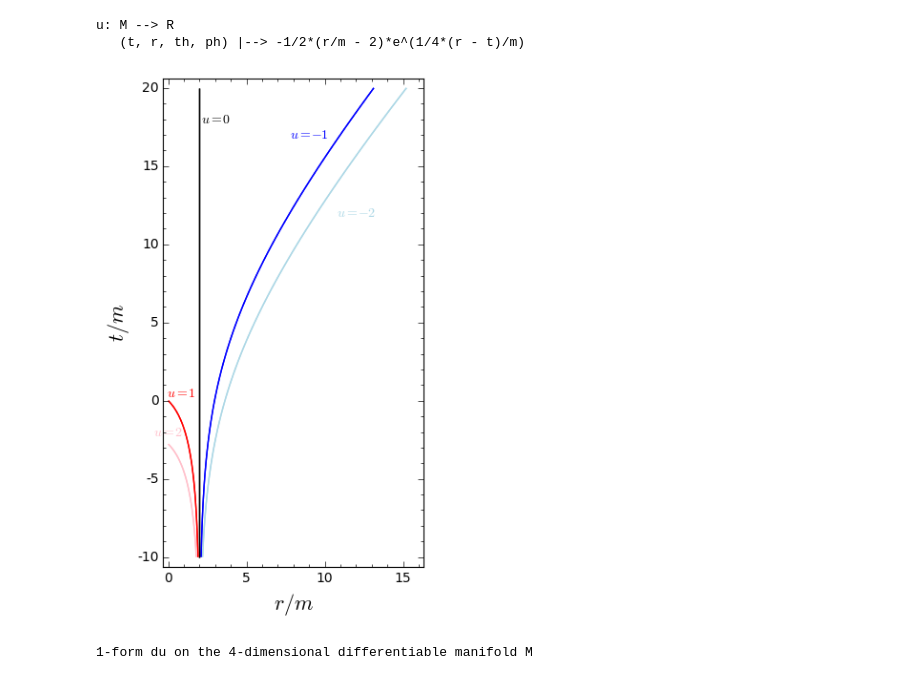
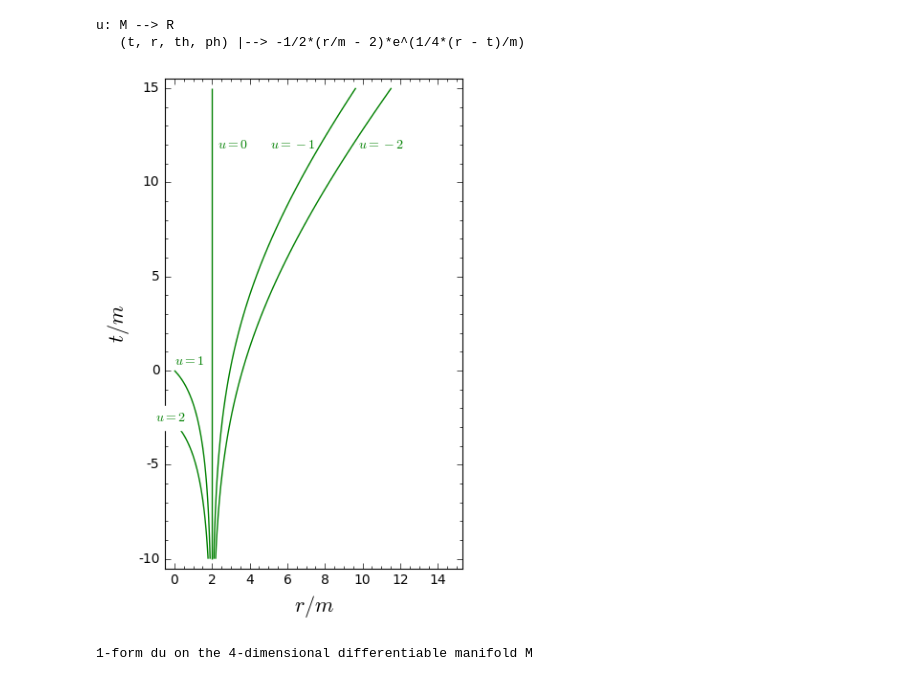
Before and after one commit to egourgoulhon/BHLectures, a Jupyter notebook: sage/Schwarzschild_horizon.ipynb, the cells around one changed output. Drawn from its saved outputs; the diff is of its cells as text; code cells hidden in the pictures.

Commit message:
Add a figure in Chap. 2

```diff
--- a/sage/Schwarzschild_horizon.ipynb
+++ b/sage/Schwarzschild_horizon.ipynb
@@ -89,17 +89,17 @@ u.display()
 u: M --> R
    (t, r, th, ph) |--> -1/2*(r/m - 2)*e^(1/4*(r - t)/m)
 # %%
-plm2 = implicit_plot(u.expr().subs(m=1)+2, (r, 0, 16), (t, -10, 20), color='lightblue') + \
-       text('$u=-2$', (12,12), color='lightblue')
-plm1 = implicit_plot(u.expr().subs(m=1)+1, (r, 0, 16), (t, -10, 20), color='blue') + \
-       text('$u=-1$', (9,17), color='blue')
-pl0 = implicit_plot(u.expr().subs(m=1), (r, 0, 16), (t, -10, 20), color='black') + \
-       text('$u=0$', (3, 18), color='black')
-pl1 = implicit_plot(u.expr().subs(m=1)-1, (r, 0, 16), (t, -10, 20), color='red')  + \
-       text('$u=1$', (0.8, 0.5), color='red')
-pl2 = implicit_plot(u.expr().subs(m=1)-2, (r, 0, 16), (t, -10, 20), color='pink')  + \
-       text('$u=2$', (0, -2), color='pink')
+plm2 = implicit_plot(u.expr().subs(m=1)+2, (r, 0, 15), (t, -10, 15), color='green') + \
+       text('$u=-2$', (11,12), color='green')
+plm1 = implicit_plot(u.expr().subs(m=1)+1, (r, 0, 15), (t, -10, 15), color='green') + \
+       text('$u=-1$', (6.3,12), color='green')
+pl0 = implicit_plot(u.expr().subs(m=1), (r, 0, 15), (t, -10, 15), color='green') + \
+       text('$u=0$', (3.1, 12), color='green')
+pl1 = implicit_plot(u.expr().subs(m=1)-1, (r, 0, 15), (t, -10, 15), color='green')  + \
+       text('$u=1$', (0.8, 0.5), color='green')
+pl2 = implicit_plot(u.expr().subs(m=1)-2, (r, 0, 15), (t, -10, 15), color='green')  + \
+       text('$u=2$', (-0.2, -2.5), color='green', background_color='white')
 graph = plm2+plm1+pl0+pl1+pl2
 show(graph, aspect_ratio=True, axes_labels=[r'$r/m$', r'$t/m$'],)
 # %% [output]
-[figure, old version]
+[figure, new version]
```
Also changed, not shown: parts of 4 cells of this notebook, 4 other files.
